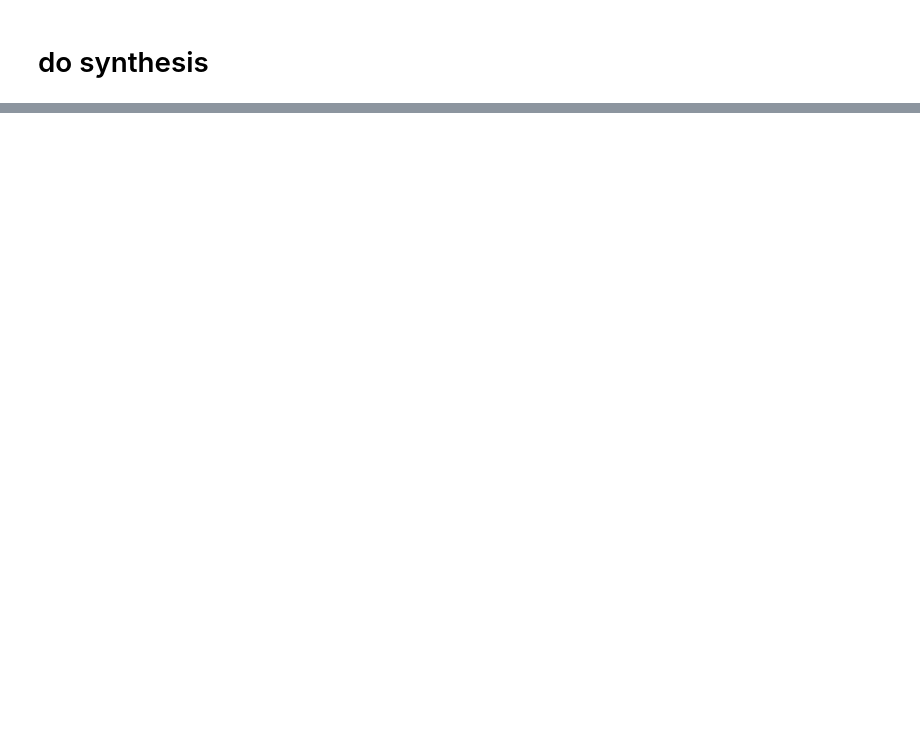
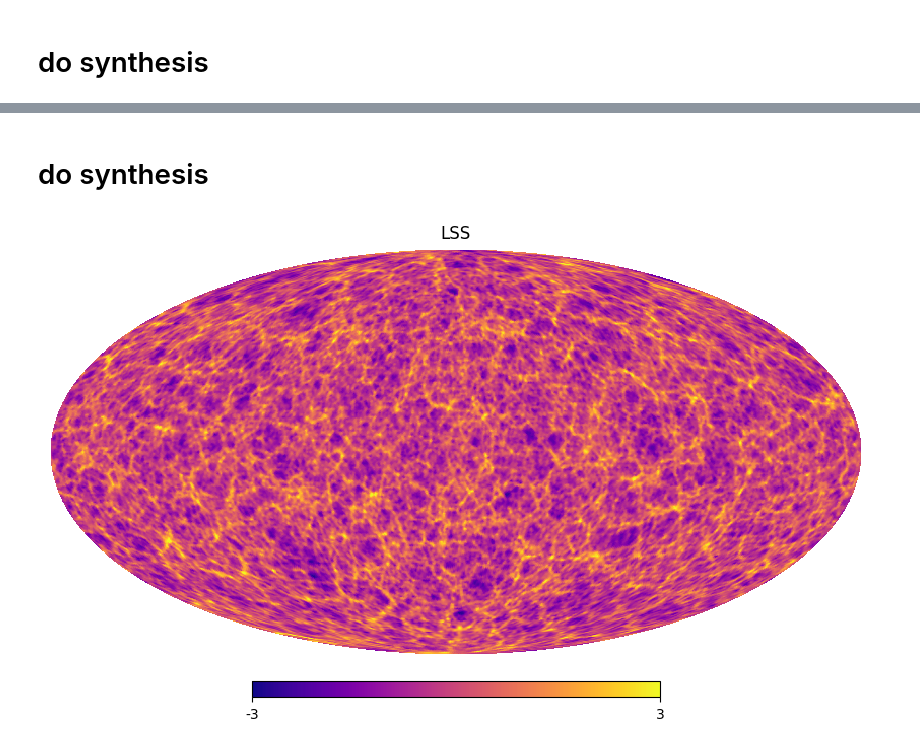
Before and after one commit to Eralys/STL_dev, a Jupyter notebook: STL_main/Certif_Healpix_Kernel_Torch/Certification_Notebook_Healpix_kernel.ipynb, the cells around one changed output, grey strips where cells are left out. Drawn from its saved outputs; the diff is of its cells as text; code cells hidden in the pictures; blank space fills up the shorter version.

Commit message:
Add test for healpix

```diff
--- a/STL_main/Certif_Healpix_Kernel_Torch/Certification_Notebook_Healpix_kernel.ipynb
+++ b/STL_main/Certif_Healpix_Kernel_Torch/Certification_Notebook_Healpix_kernel.ipynb
@@ -81,0 +80,51 @@ plt.yscale('log')
+# %% [markdown]
+# do synthesis
+# %%
+from scipy.interpolate import RegularGridInterpolator
+
+# convert the input data in a nside=128 healpix map
+l_nside=128
+nside=256
+im = np.load('/home/jmdeloui/NOTEBOOK/TestAndValidation/target_map_lss.npy')
+xsize,ysize=im.shape
+
+# Define the new row and column to be added to prepare the interpolation
+new_row = im[0:1,:]  # A new row with N elements (the other longitude)
+new_column = np.concatenate([im[:,0:1],im[-2:-1,0:1]],0)  # A new column with N+1 elements to add previous latitude
+
+# Add the new row to the array
+im = np.vstack([im, new_row])
+
+# Add the new column to the array with the new row
+
+im = np.hstack([im, new_column])
+
+# Create a grid of coordinates corresponding to the array indices
+x = np.linspace(0, im.shape[0]-1, im.shape[0])
+y = np.linspace(0, im.shape[1]-1, im.shape[1])
+
+# Create an interpolator
+interpolator = RegularGridInterpolator((x, y), im)
+
+# List of healpix coordinate to interpol
+colatitude,longitude = hp.pix2ang(l_nside,np.arange(12*l_nside**2),nest=True)
+coords = np.concatenate([colatitude/np.pi*xsize,longitude/(2*np.pi)*ysize],0).reshape(2,colatitude.shape[0]).T
+
+# Perform the interpolation
+heal_im = interpolator(coords)
+
+#reduce the final map to the expected resolution
+if nside>128:
+    th,ph=hp.pix2ang(nside,np.arange(12*nside**2),nest=True)
+    heal_im=hp.get_interp_val(heal_im,th,ph,nest=True)
+else:
+    heal_im=np.mean(heal_im.reshape(12*nside**2,(l_nside//nside)**2),1)
+hp.mollview(heal_im,cmap='plasma',nest=True,title='LSS',min=-3,max=3)
+
+# free memory
+del coords
+del interpolator
+del colatitude
+del longitude
+# %% [output]
+[figure, added]
```
Also changed, not shown: parts of 6 cells of this notebook, 1 other file.
